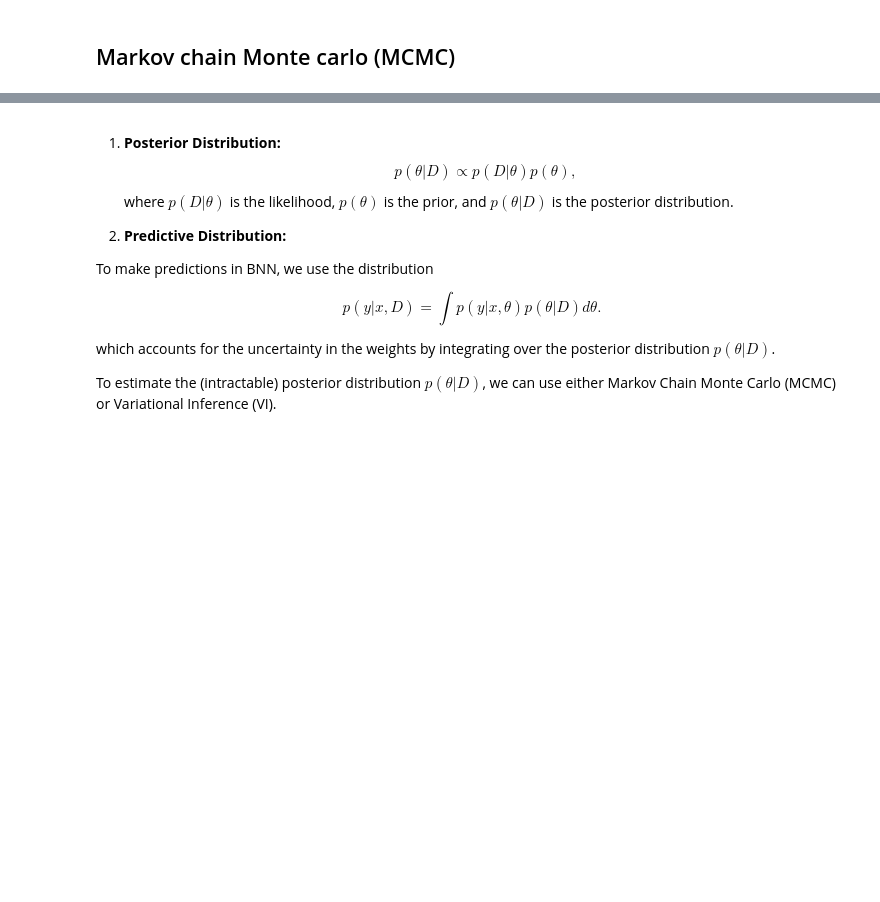
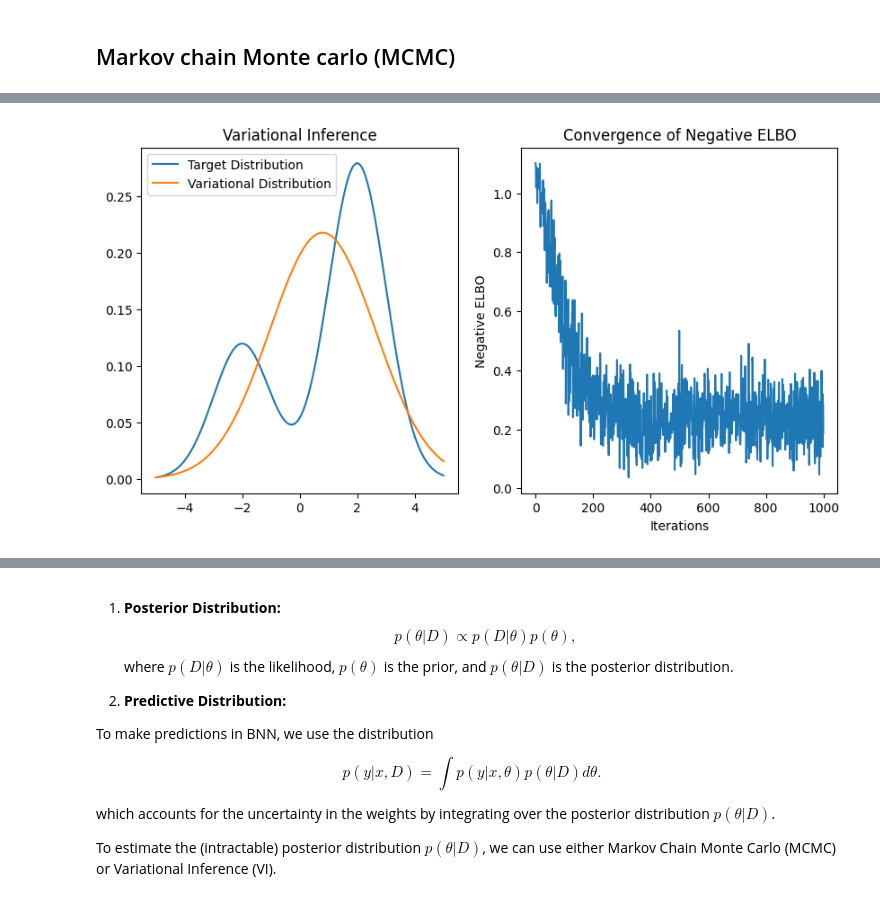
Before and after one commit to 44REAM/data-science-lectures, a Jupyter notebook: machine_learning/probabilistic_inference/prob_infer.ipynb, the cells around one changed output, grey strips where cells are left out. Cells and saved outputs as stored; diff of their text form; code cells hidden in the pictures; blank space fills up the shorter version.

```diff
--- a/machine_learning/probabilistic_inference/prob_infer.ipynb
+++ b/machine_learning/probabilistic_inference/prob_infer.ipynb
@@ -462,0 +633,88 @@ The optimal $q_j(z_j)$ is derived by maximizing the ELBO in a coordinate ascent
+# %%
+import numpy as np
+import matplotlib.pyplot as plt
+import torch
+from torch.distributions import Normal
+
+# Target distribution (mixture of Gaussians)
+def target_distribution(x):
+    # log sigma primarily for numerical stability and to ensure the positivity constraint of the standard deviation.
+    return 0.3 * torch.exp(Normal(-2, 1).log_prob(x)) + 0.7 * torch.exp(Normal(2, 1).log_prob(x))
+
+# Log probability of the target distribution (for plotting purposes)
+def log_target(x):
+    return torch.log(target_distribution(x))
+
+
+# Variational Inference with Reparameterization Trick
+class VariationalInference:
+    def __init__(self, learning_rate=0.01, num_iterations=500, num_samples=100):
+        self.mu = torch.tensor(-2.0, requires_grad=True)
+
+        self.log_sigma = torch.tensor(0.0, requires_grad=True)  # Use log_sigma for numerical stability
+        self.optimizer = torch.optim.Adam([self.mu, self.log_sigma], lr=learning_rate)
+        self.num_iterations = num_iterations
+        self.num_samples = num_samples
+        self.losses = []
+
+    def variational_distribution(self, x):
+        sigma = torch.exp(self.log_sigma)
+        return Normal(self.mu, sigma).log_prob(x)
+
+    def reparameterize(self):
+        """Samples from q(z) using the reparameterization trick."""
+        sigma = torch.exp(self.log_sigma)
+        epsilon = torch.randn(self.num_samples)  # Standard normal noise
+        z = self.mu + sigma * epsilon  # Reparameterized sample
+        return z
+
+    def loss(self):
+
+        z = self.reparameterize()
+
+        log_q_z = self.variational_distribution(z)
+        log_p_z = log_target(z) #log of target distribution, defined above.
+
+        # Minimize the KL (q(z)||p(z))
+        return torch.mean(log_p_z - log_q_z) # E_q [ log q(z) -  log p(z)]
+
+
+    def train(self):
+        for i in range(self.num_iterations):
+            self.optimizer.zero_grad()  # Reset gradients
+            loss = -self.loss() # Minimize the KL (q(z)||p(z))
+            loss.backward()  # Compute gradients
+            self.optimizer.step()  # Update parameters
+            self.losses.append(loss.item())
+
+            if i % 50 == 0:
+                print(f"Iteration {i}: ELBO = {-loss.item()}")  # Print the positive ELBO
+
+    def plot_results(self):
+        x_range = torch.linspace(-5, 5, 500)
+        with torch.no_grad(): #no gradients needed for plotting
+          target_probs = target_distribution(x_range).numpy()
+          variational_probs = torch.exp(self.variational_distribution(x_range)).numpy()
+
+        plt.figure(figsize=(10, 5))
+        plt.subplot(1, 2, 1)
+        plt.plot(x_range.numpy(), target_probs, label="Target Distribution")
+        plt.plot(x_range.numpy(), variational_probs, label="Variational Distribution")
+        plt.legend()
+        plt.title("Variational Inference")
+
+        plt.subplot(1, 2, 2)
+        plt.plot(self.losses)
+        plt.xlabel("Iterations")
+        plt.ylabel("Negative ELBO")
+        plt.title("Convergence of Negative ELBO")
+        plt.show()
+
+        with torch.no_grad():
+          print(f"Final mu: {self.mu.item()}, Final sigma: {torch.exp(self.log_sigma).item()}")
+
+
+vi = VariationalInference(learning_rate=0.01, num_iterations=1000)
+vi.train()
+vi.plot_results()
+# %% [output]
@@ -462,0 +741 @@ The optimal $q_j(z_j)$ is derived by maximizing the ELBO in a coordinate ascent
+[figure, added]
```
Also changed, not shown: parts of 31 cells of this notebook, 1 other file.
